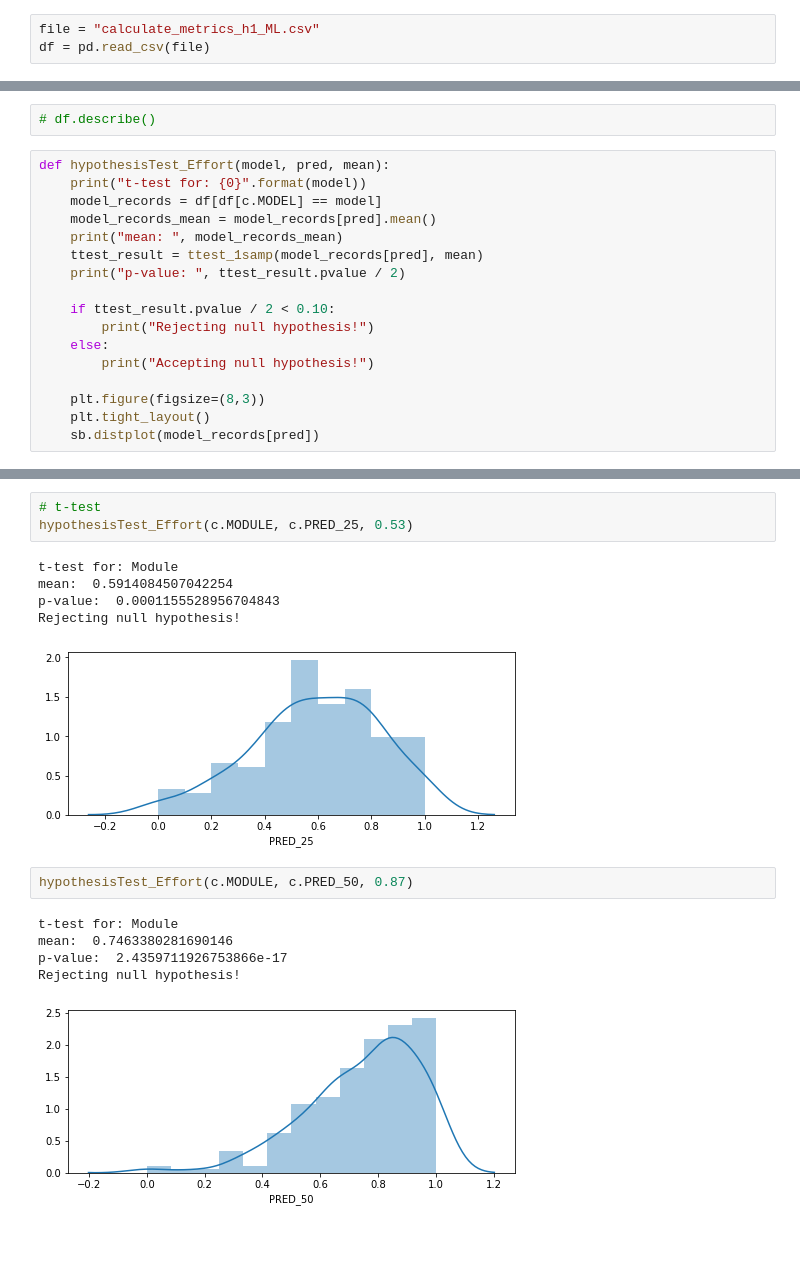
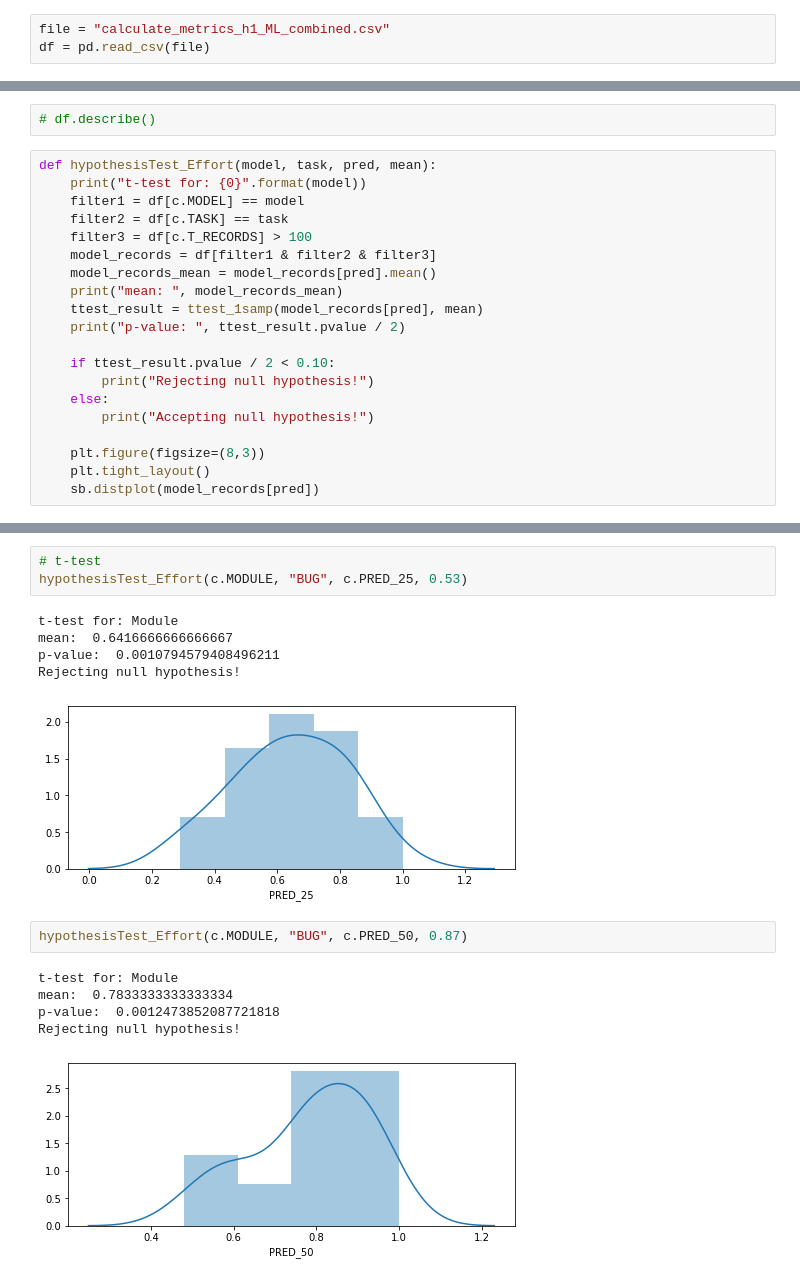
Before and after one commit to housemex408/iROIEstimator, a Jupyter notebook: scripts/notebook/results/hypothesis_1_ML.ipynb, the cells around one changed output, grey strips where cells are left out. Saved outputs shown, nothing was run; the diff lists cells and outputs as text; blank space fills up the shorter version.

Commit message:
combined files

```diff
--- a/scripts/notebook/results/hypothesis_1_ML.ipynb
+++ b/scripts/notebook/results/hypothesis_1_ML.ipynb
@@ -7,7 +7,7 @@ from scipy.stats import ttest_1samp
 sys.path.append('../../')
 import Constants as c
 # %%
-file = "calculate_metrics_h1_ML.csv"
+file = "calculate_metrics_h1_ML_combined.csv"
 df = pd.read_csv(file)
 # %%
 df.drop(df.columns[0], axis=1)
@@ -16,9 +16,12 @@ df.dropna(subset=[c.PRED_50], inplace=True)
 # %%
 # df.describe()
 # %%
-def hypothesisTest_Effort(model, pred, mean):
+def hypothesisTest_Effort(model, task, pred, mean):
     print("t-test for: {0}".format(model))
-    model_records = df[df[c.MODEL] == model]
+    filter1 = df[c.MODEL] == model
+    filter2 = df[c.TASK] == task
+    filter3 = df[c.T_RECORDS] > 100
+    model_records = df[filter1 & filter2 & filter3]
     model_records_mean = model_records[pred].mean()
     print("mean: ", model_records_mean)
     ttest_result = ttest_1samp(model_records[pred], mean)
@@ -52,17 +55,17 @@ Rejecting null hypothesis!
 # %%
 # t-test
-hypothesisTest_Effort(c.MODULE, c.PRED_25, 0.53)
+hypothesisTest_Effort(c.MODULE, "BUG", c.PRED_25, 0.53)
 # %% [output]
 t-test for: Module
-mean:  0.5914084507042254
-p-value:  0.0001155528956704843
+mean:  0.6416666666666667
+p-value:  0.0010794579408496211
 Rejecting null hypothesis!
-[figure, old version]
+[figure, new version]
 # %%
-hypothesisTest_Effort(c.MODULE, c.PRED_50, 0.87)
+hypothesisTest_Effort(c.MODULE, "BUG", c.PRED_50, 0.87)
 # %% [output]
 t-test for: Module
-mean:  0.7463380281690146
-p-value:  2.4359711926753866e-17
+mean:  0.7833333333333334
+p-value:  0.0012473852087721818
 Rejecting null hypothesis!
-[figure, old version]
+[figure, new version]
```
Also changed, not shown: parts of 2 cells of this notebook, 6 other files.
